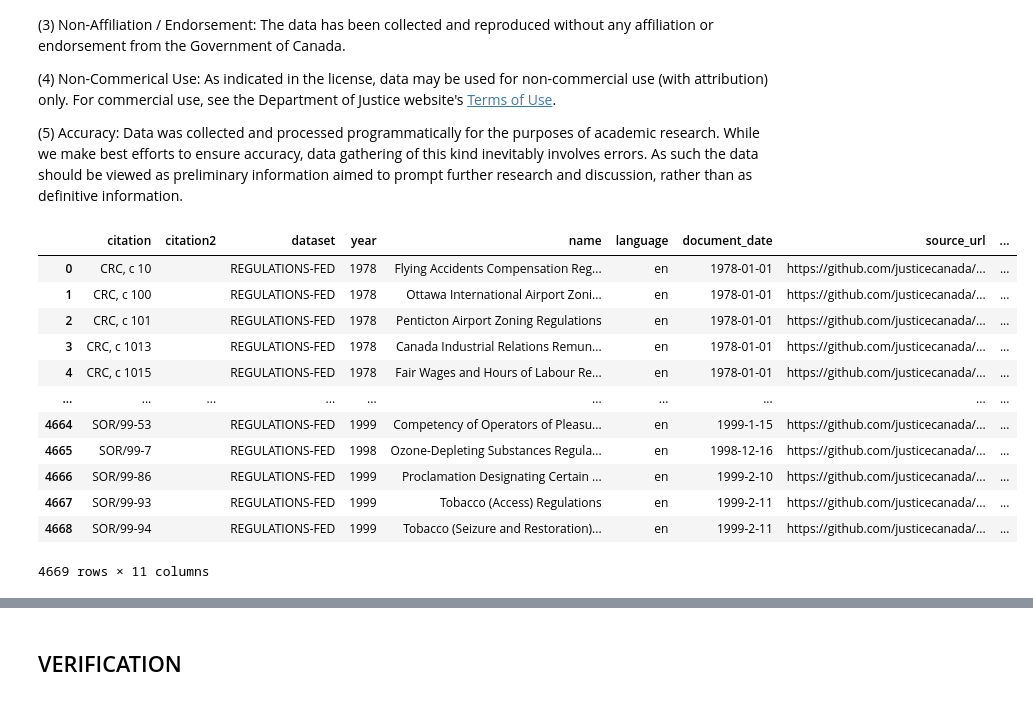
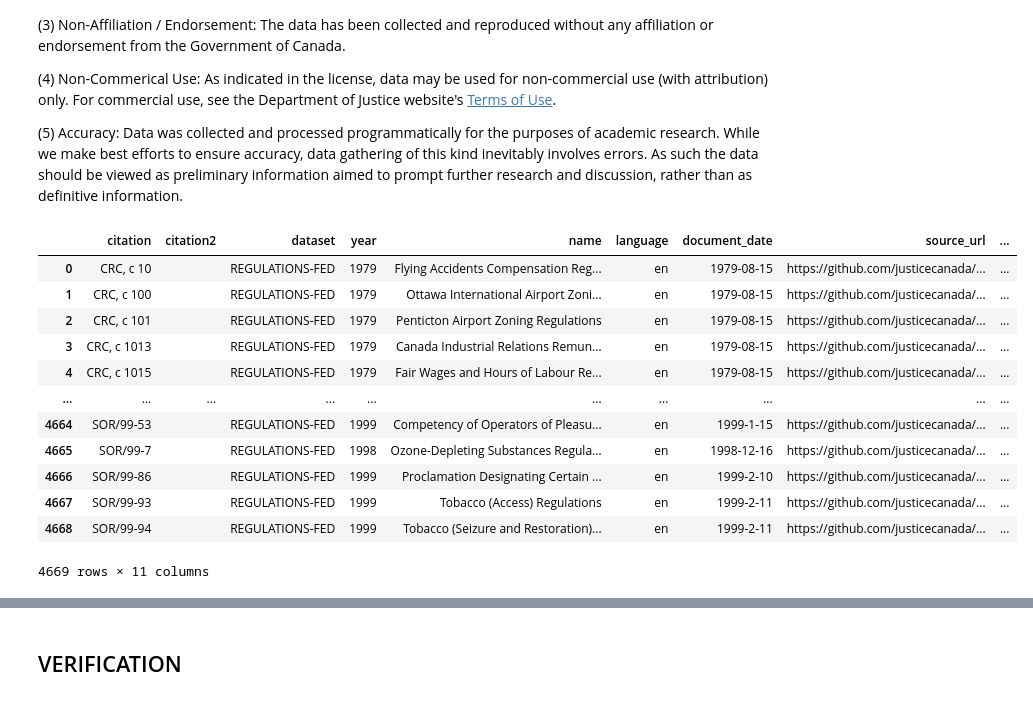
Before and after one commit to Refugee-Law-Lab/regulations-fed-bulk-data, a Jupyter notebook: parse_regulations.ipynb, the cells around one changed output, grey strips where cells are left out. Drawn from its saved outputs; the diff is of its cells as text; code cells hidden in the pictures.

```diff
--- a/parse_regulations.ipynb
+++ b/parse_regulations.ipynb
@@ -38,7 +38,7 @@ fr_path = dir_path + 'fra/reglements/'
 # %%
 # Process English Regulations
 
-# Footnotes aren't being nicely extracted, could fix that.
+# Tables aren't extracted.
 
 from lxml import etree as ET
 import pandas as pd
@@ -104,6 +104,7 @@ def extract_ordered_elements(root):
         'TitleText',
         'Label',
         'Text',
+        'MarginalNote',
         'TableGroup'
     ]
 
@@ -134,16 +135,19 @@ def extract_ordered_elements(root):
 
     ordered_text = ' '.join(ordered_text)
 
+    ordered_text = re.sub(r'\n(?=\d)', '\n\n', ordered_text)
+
     breakpoints = ['# SCHEDULE',
                    '## RELATED PROVISIONS']
-
+    break_applied = False
     for break_point in breakpoints:
         if break_point in ordered_text:
             ordered_text = ordered_text[:ordered_text.index(break_point)]
+            break_applied = True
             break
 
     repealed_info = root.find('.//Repealed')
-    if repealed_info is not None and 'Repealed' not in ordered_text:
+    if repealed_info is not None and 'Repealed' not in ordered_text and not break_applied:
         ordered_text = ordered_text + '\n\n' + repealed_info.text.strip()
 
     return ordered_text
@@ -170,13 +174,13 @@ def extract_date_registered(root, add_text = True):
 
 def fix_doc_date(root, document_date, citation):
     if document_date == '':
-        if citation[:3] == 'CRC':  # NOTE, JUST FOR YEARS, COULD GET MORE SPECIFIC
+        if citation[:3] == 'CRC':
             if '1949' in citation:
-                document_date = '1949-01-01'
+                document_date = '1949-01-01'  # NOTE, JUST FOR YEARS, COULD GET MORE SPECIFIC
             elif '1955' in citation:
-                document_date = '1955-01-01'
+                document_date = '1955-01-01'  # NOTE, JUST FOR YEARS, COULD GET MORE SPECIFIC
             else:
-                document_date = '1978-01-01'
+                document_date = '1979-08-15'  # Came into force due to SI/79-131
         else:
             registered = root.find(".//RegulationMakerOrder")
             if registered is not None:
@@ -202,10 +206,12 @@ def fix_doc_date(root, document_date, citation):
     return document_date
 
 def extract_long_title(root):
-    return root.find(".//LongTitle").text
+    long_title_element = root.find(".//LongTitle")
+    return ''.join(long_title_element.itertext())
 
 def extract_short_title(root):
-    return root.find(".//ShortTitle").text
+    short_title_element = root.find(".//ShortTitle")
+    return ''.join(short_title_element.itertext())
 
 def extract_title(root, include_short = True):
     if include_short:
@@ -265,7 +271,7 @@ for file in files:
         dataset = "REGULATIONS-FED"
         year = document_date[:4]
         language = 'en'
-        source_url = 'https://github.com/justicecanada/laws-lois-xml/tree/main/eng/regulations'
+        source_url = 'https://github.com/justicecanada/laws-lois-xml/tree/main/eng/regulations/' + file
         scraped_timestamp = time.strftime('%Y-%m-%d')
         other = ''
         data.append([citation,
@@ -273,40 +279,40 @@ for file in files:
                      dataset,
                      year,
                      title,
                      language,
                      document_date,
                      source_url,
                      scraped_timestamp,
                      unofficial_text,
                      other])
     except Exception as e:
         print(f'Error in {file}')
         print(e)
 
 df_regs_en = pd.DataFrame(data, columns=['citation',
                                  'citation2',
                                  'dataset',
                                  'year',
                                  'name',
                                  'language',
                                  'document_date',
                                  'source_url',
                                  'scraped_timestamp',
                                  'unofficial_text',
                                  'other'
                                  ])
 
-# # export to json
-# df_acts_en.to_json('DATA/df_acts_en.json', orient='records', lines=True)
+# export to json
+df_regs_en.to_json('DATA/df_regs_en.json', orient='records', lines=True)
 
 df_regs_en
 # %% [output]
 |  | citation | citation2 | dataset | year | name | language | document_date | source_url | ... |
-| 0 | CRC, c 10 |  | REGULATIONS-FED | 1978 | Flying Accidents Compensation Reg... | en | 1978-01-01 | https://github.com/justicecanada/... | ... |
-| 1 | CRC, c 100 |  | REGULATIONS-FED | 1978 | Ottawa International Airport Zoni... | en | 1978-01-01 | https://github.com/justicecanada/... | ... |
-| 2 | CRC, c 101 |  | REGULATIONS-FED | 1978 | Penticton Airport Zoning Regulations | en | 1978-01-01 | https://github.com/justicecanada/... | ... |
-| 3 | CRC, c 1013 |  | REGULATIONS-FED | 1978 | Canada Industrial Relations Remun... | en | 1978-01-01 | https://github.com/justicecanada/... | ... |
-| 4 | CRC, c 1015 |  | REGULATIONS-FED | 1978 | Fair Wages and Hours of Labour Re... | en | 1978-01-01 | https://github.com/justicecanada/... | ... |
+| 0 | CRC, c 10 |  | REGULATIONS-FED | 1979 | Flying Accidents Compensation Reg... | en | 1979-08-15 | https://github.com/justicecanada/... | ... |
+| 1 | CRC, c 100 |  | REGULATIONS-FED | 1979 | Ottawa International Airport Zoni... | en | 1979-08-15 | https://github.com/justicecanada/... | ... |
+| 2 | CRC, c 101 |  | REGULATIONS-FED | 1979 | Penticton Airport Zoning Regulations | en | 1979-08-15 | https://github.com/justicecanada/... | ... |
+| 3 | CRC, c 1013 |  | REGULATIONS-FED | 1979 | Canada Industrial Relations Remun... | en | 1979-08-15 | https://github.com/justicecanada/... | ... |
+| 4 | CRC, c 1015 |  | REGULATIONS-FED | 1979 | Fair Wages and Hours of Labour Re... | en | 1979-08-15 | https://github.com/justicecanada/... | ... |
 | ... | ... | ... | ... | ... | ... | ... | ... | ... | ... |
 | 4664 | SOR/99-53 |  | REGULATIONS-FED | 1999 | Competency of Operators of Pleasu... | en | 1999-1-15 | https://github.com/justicecanada/... | ... |
 | 4665 | SOR/99-7 |  | REGULATIONS-FED | 1998 | Ozone-Depleting Substances Regula... | en | 1998-12-16 | https://github.com/justicecanada/... | ... |
```
Also changed, not shown: parts of 23 cells of this notebook, 2 other files.
